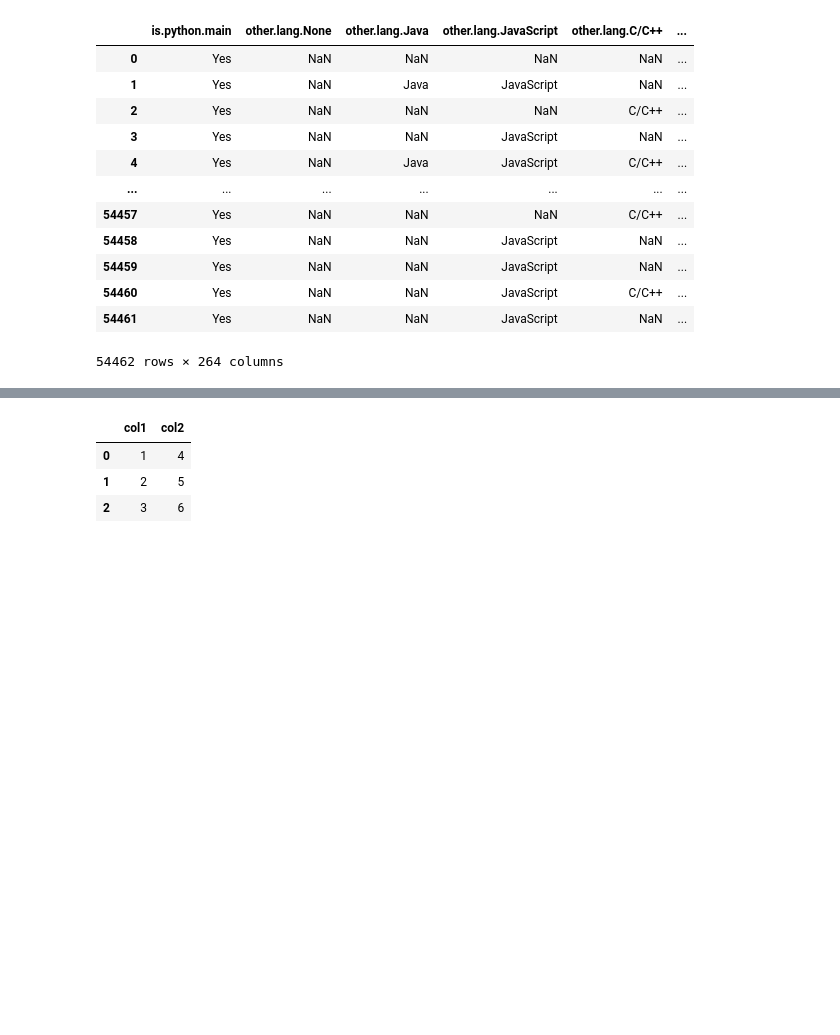
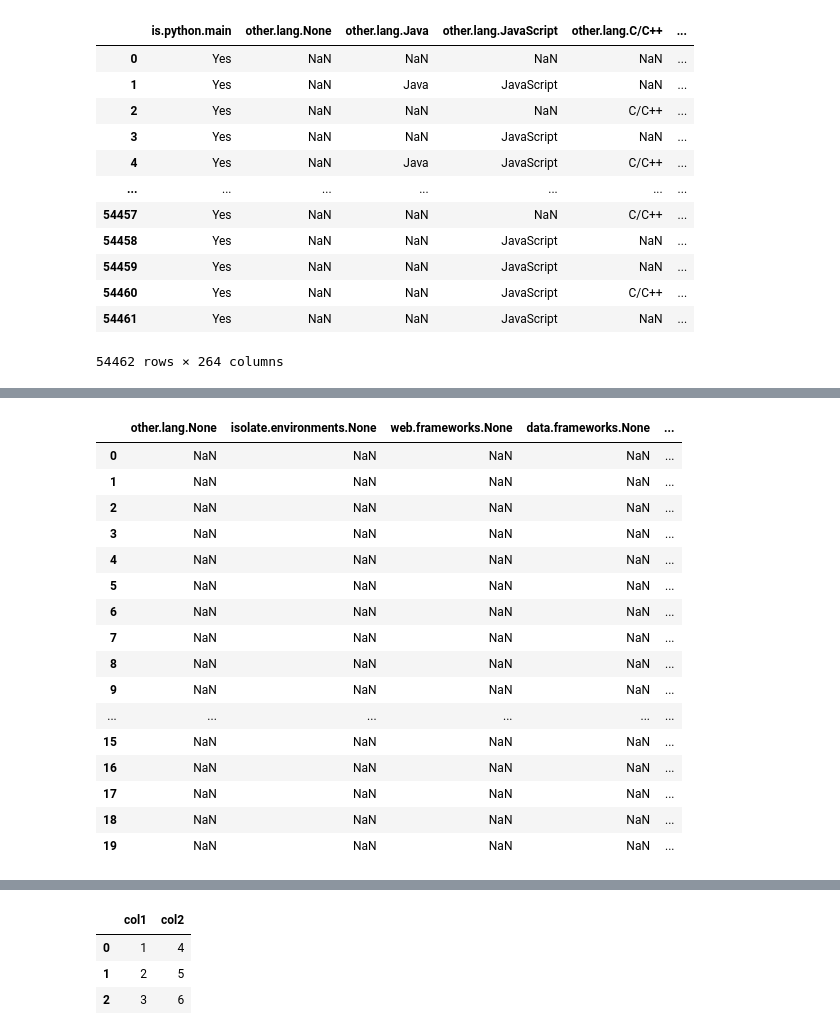
Before and after one commit to stevechengnyc/effective-pandas, a Jupyter notebook: 21-creating-and-updating-columns.ipynb, the cells around one changed output, grey strips where cells are left out. Saved outputs shown, nothing was run; the diff lists cells and outputs as text; code cells hidden in the pictures; blank space fills up the shorter version.

```diff
--- a/21-creating-and-updating-columns.ipynb
+++ b/21-creating-and-updating-columns.ipynb
@@ -24,0 +59,20 @@ jb
+# %%
+jb.select_dtypes('float64').head(20)
+# %% [output]
+|  | other.lang.None | isolate.environments.None | web.frameworks.None | data.frameworks.None | ... |
+| 0 | NaN | NaN | NaN | NaN | ... |
+| 1 | NaN | NaN | NaN | NaN | ... |
+| 2 | NaN | NaN | NaN | NaN | ... |
+| 3 | NaN | NaN | NaN | NaN | ... |
+| 4 | NaN | NaN | NaN | NaN | ... |
+| 5 | NaN | NaN | NaN | NaN | ... |
+| 6 | NaN | NaN | NaN | NaN | ... |
+| 7 | NaN | NaN | NaN | NaN | ... |
+| 8 | NaN | NaN | NaN | NaN | ... |
+| 9 | NaN | NaN | NaN | NaN | ... |
+| ... | ... | ... | ... | ... | ... |
+| 15 | NaN | NaN | NaN | NaN | ... |
+| 16 | NaN | NaN | NaN | NaN | ... |
+| 17 | NaN | NaN | NaN | NaN | ... |
+| 18 | NaN | NaN | NaN | NaN | ... |
+| 19 | NaN | NaN | NaN | NaN | ... |
```
Also changed, not shown: parts of 64 cells of this notebook.
